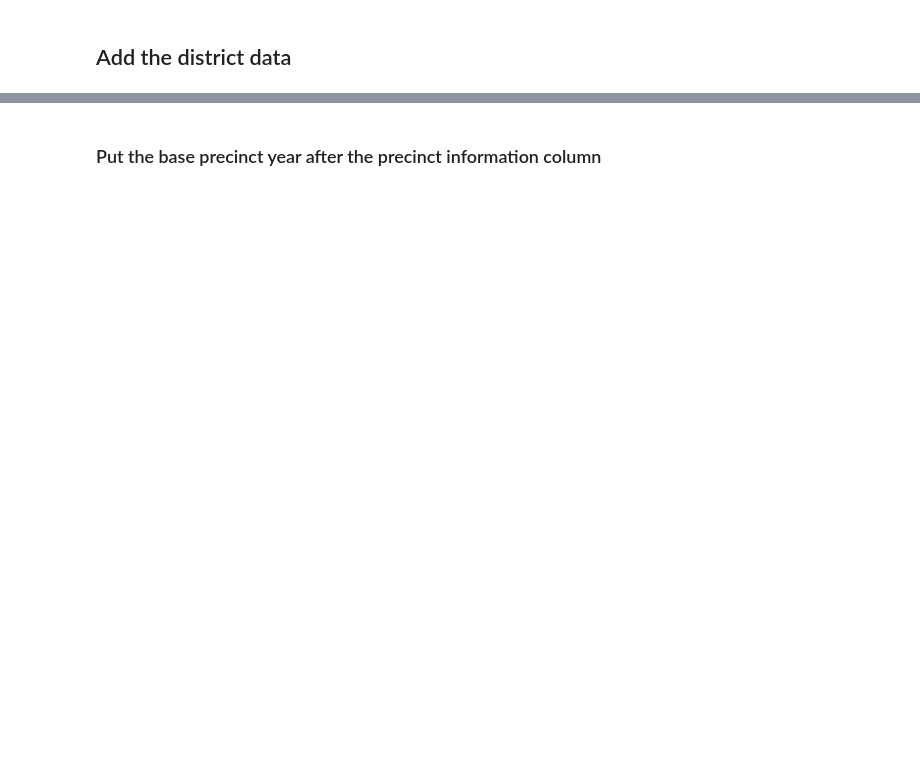
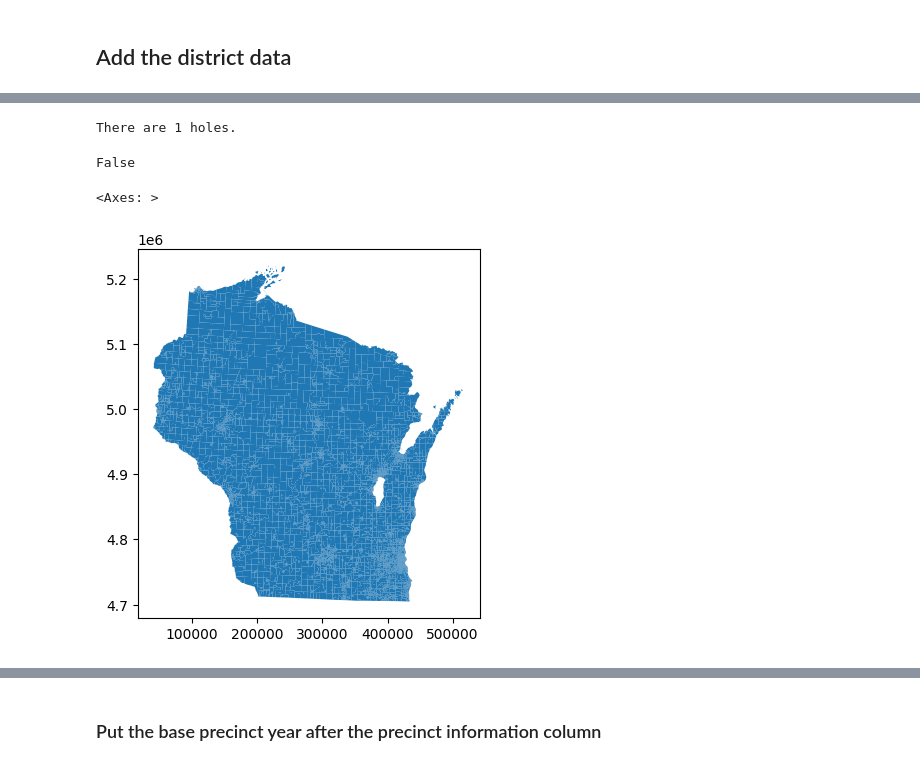
Before and after one commit to eveomett-states/Wisconsin, a Jupyter notebook: wi.ipynb, the cells around one changed output, grey strips where cells are left out. Drawn from its saved outputs; the diff is of its cells as text; code cells hidden in the pictures; blank space fills up the shorter version.

```diff
--- a/wi.ipynb
+++ b/wi.ipynb
@@ -217,6 +270,6 @@ blocks_to_precincts_assignment = maup.assign(population_df.geometry, vest_base.g
 # %%
 vest_base[pop_col] = population_df[pop_col].groupby(blocks_to_precincts_assignment).sum()
 # %%
-election_df = gpd.GeoDataFrame(vest_base, crs="EPSG:4269")
+election_df = gpd.GeoDataFrame(vest_base)
 # %%
 election_df.columns
@@ -254,0 +380,10 @@ cong_df.head()
+# %%
+maup.doctor(election_df)
+# %% [output]
+There are 1 holes.
+False
+# %%
+election_df.plot()
+# %% [output]
+<Axes: >
+[figure, added]
```
Also changed, not shown: parts of 51 cells of this notebook, 1 other file.
